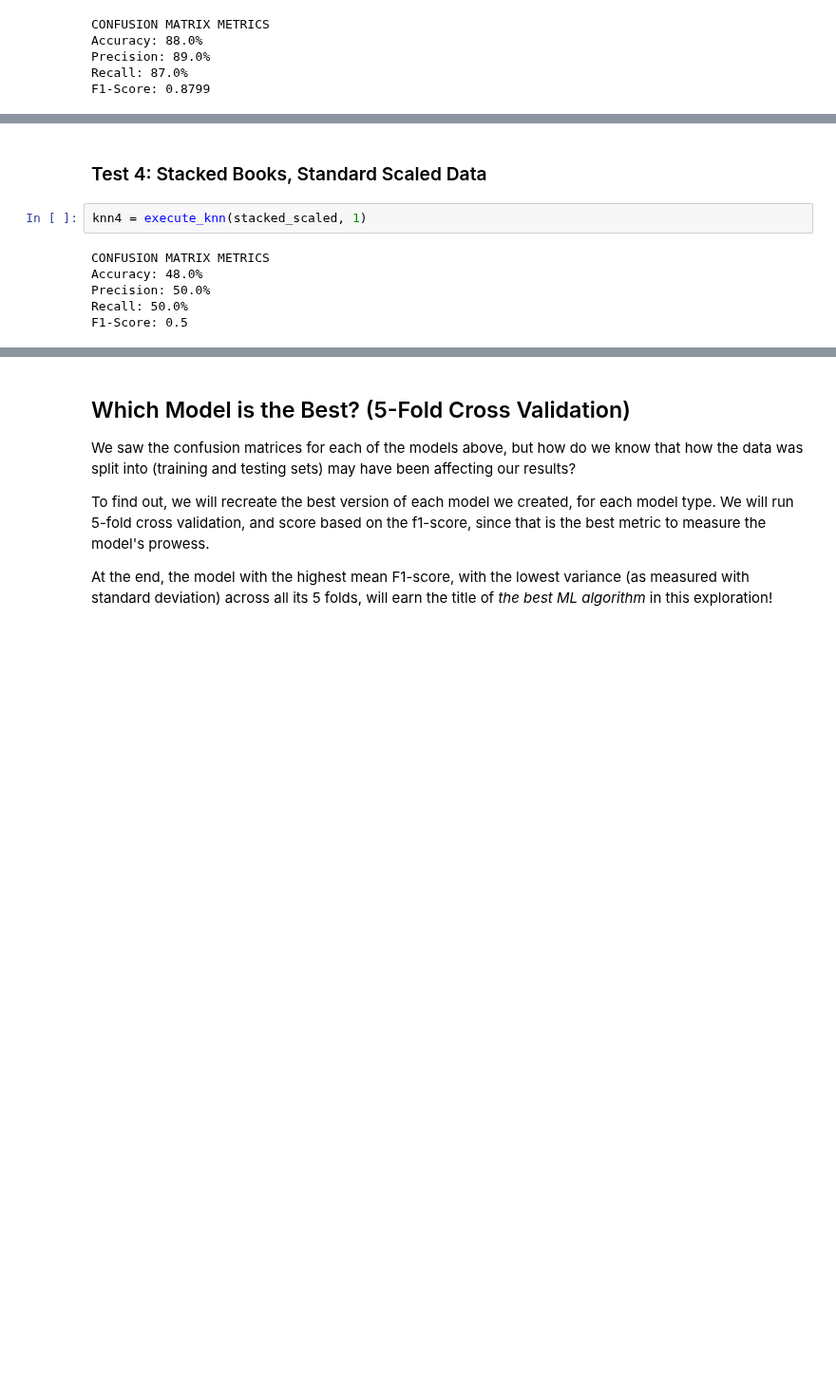
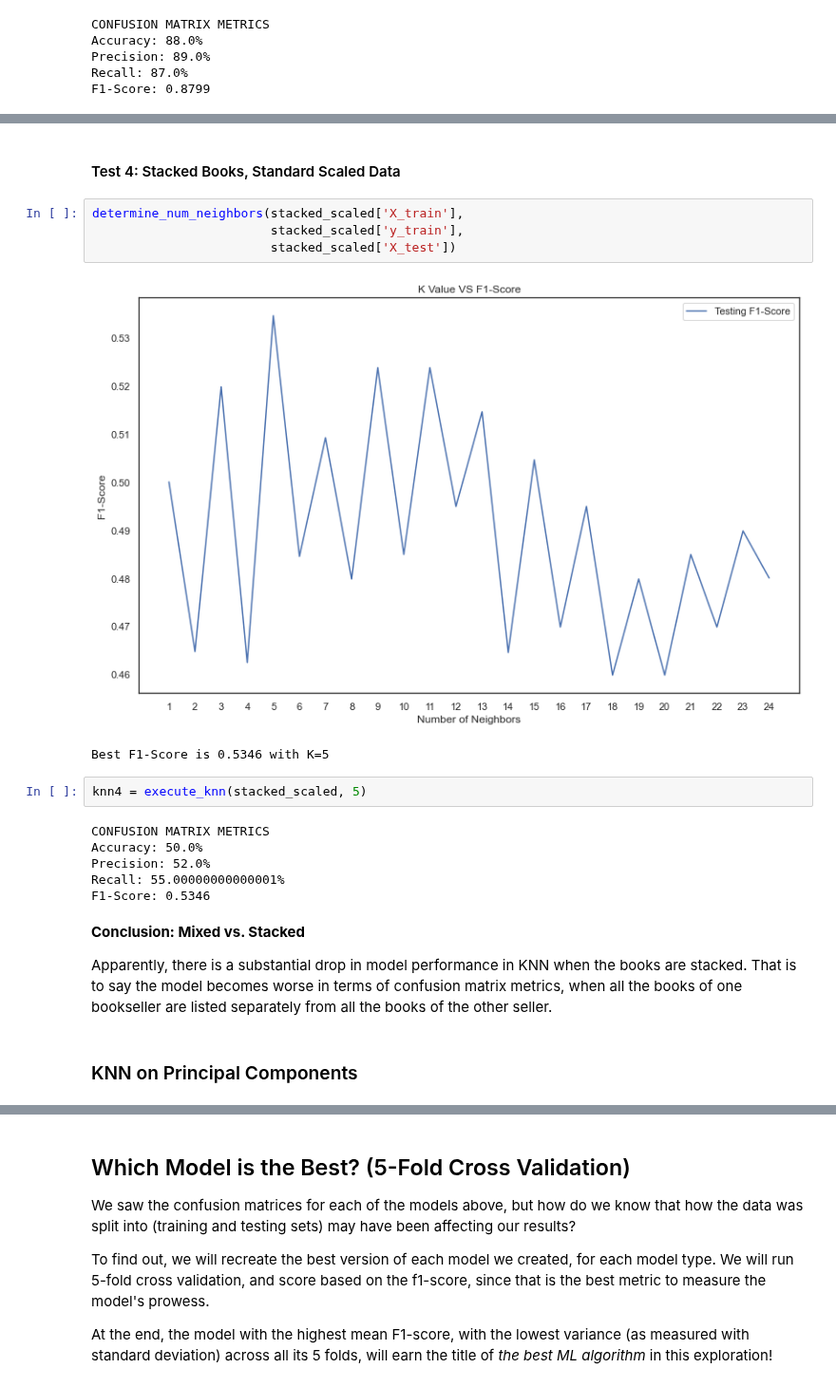
Before and after one commit to UPstartDeveloper/bookstore-classifier, a Jupyter notebook: classifications.ipynb, the cells around one changed output, grey strips where cells are left out. Shown at 95% size. Saved outputs shown, nothing was run; the diff lists cells and outputs as text; blank space fills up the shorter version.

```diff
--- a/classifications.ipynb
+++ b/classifications.ipynb
@@ -1233,10 +1254,24 @@ Apparently, there is no change when all the books from one company, are stacked
 # %% [markdown]
-### Test 4: Stacked Books, Standard Scaled Data
+#### Test 4: Stacked Books, Standard Scaled Data
+# %%
+determine_num_neighbors(stacked_scaled['X_train'],
+                        stacked_scaled['y_train'],
+                        stacked_scaled['X_test'])
+# %% [output]
+[figure, added]
+Best F1-Score is 0.5346 with K=5
 # %%
-knn4 = execute_knn(stacked_scaled, 1)
+knn4 = execute_knn(stacked_scaled, 5)
 # %% [output]
 CONFUSION MATRIX METRICS
-Accuracy: 48.0%
-Precision: 50.0%
-Recall: 50.0%
-F1-Score: 0.5
+Accuracy: 50.0%
+Precision: 52.0%
+Recall: 55.00000000000001%
+F1-Score: 0.5346
+# %% [markdown]
+**Conclusion: Mixed vs. Stacked**
+
+Apparently, there is a substantial drop in model performance in KNN when the books are stacked.
+That is to say the model becomes worse in terms of confusion matrix metrics, when all the books of one bookseller are listed separately from all the books of the other seller.
+# %% [markdown]
+### KNN on Principal Components
```
Also changed, not shown: parts of 24 cells of this notebook, 1 other file.
